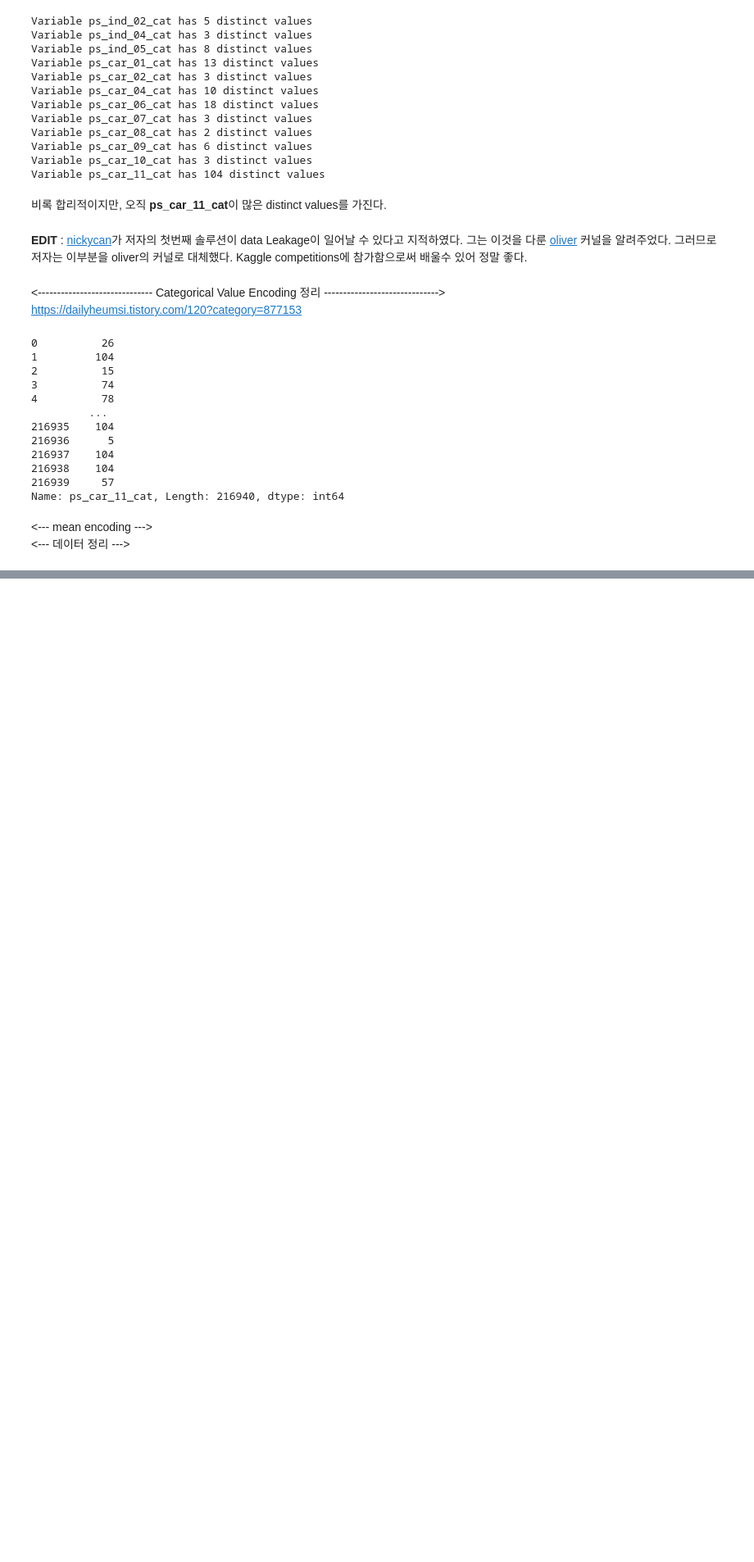
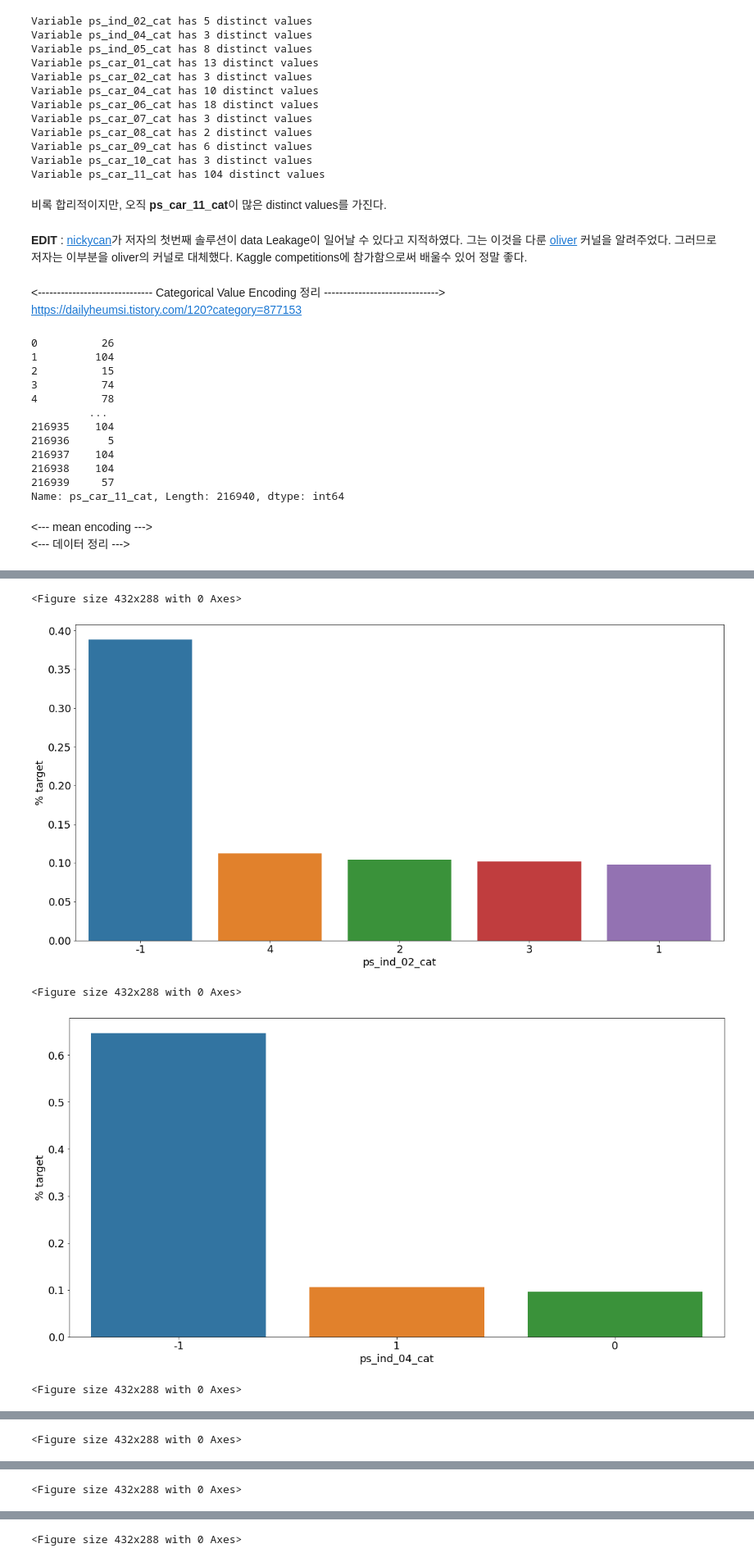
Before and after one commit to jsm9720/kaggle-study, a Jupyter notebook: Porto-Seguro-Safe-Driver-Prediction/Data_Preparation_and_Exploration.ipynb, the cells around one changed output, grey strips where cells are left out. Shown: that part at 82% size. Saved outputs shown, nothing was run; the diff lists cells and outputs as text; code cells hidden in the pictures; blank space fills up the shorter version.

```diff
--- a/Porto-Seguro-Safe-Driver-Prediction/Data_Preparation_and_Exploration.ipynb
+++ b/Porto-Seguro-Safe-Driver-Prediction/Data_Preparation_and_Exploration.ipynb
@@ -516,11 +516,11 @@ train_encoded, test_encoded = target_encode(train["ps_car_11_cat"],
                              smoothing=10,
                              noise_level=0.01)
 
-# train['ps_car_11_cat_te'] = train_encoded
-# train.drop('ps_car_11_cat', axis=1, inplace=True)
-# meta.loc['ps_car_11_cat','keep'] = False  # Updating the meta
-# test['ps_car_11_cat_te'] = test_encoded
-# test.drop('ps_car_11_cat', axis=1, inplace=True)
+train['ps_car_11_cat_te'] = train_encoded
+train.drop('ps_car_11_cat', axis=1, inplace=True)
+meta.loc['ps_car_11_cat','keep'] = False  # Updating the meta
+test['ps_car_11_cat_te'] = test_encoded
+test.drop('ps_car_11_cat', axis=1, inplace=True)
 # %% [output]
 0          26
 1         104
@@ -539,0 +545,22 @@ Name: ps_car_11_cat, Length: 216940, dtype: int64
+# %%
+v = meta[(meta.level == 'nominal') & (meta.keep)].index
+
+for f in v:
+    plt.figure()
+    fig, ax = plt.subplots(figsize=(20,10))
+    # Calculate the percentage of target=1 per category value
+    cat_perc = train[[f,'target']].groupby([f],as_index=False).mean()
+    cat_perc.sort_values(by='target', ascending=False, inplace=True)
+    # Bar plot
+    # Order the bars descending on target mean
+    sns.barplot(ax=ax, x=f, y='target', data=cat_perc, order=cat_perc[f])
+    plt.ylabel('% target', fontsize=18)
+    plt.xlabel(f, fontsize=18)
+    plt.tick_params(axis='both', which='major', labelsize=18)
+    plt.show();
+# %% [output]
+<Figure size 432x288 with 0 Axes>
+[figure, added]
+<Figure size 432x288 with 0 Axes>
+[figure, added]
+<Figure size 432x288 with 0 Axes>
@@ -539,0 +568 @@ Name: ps_car_11_cat, Length: 216940, dtype: int64
+<Figure size 432x288 with 0 Axes>
@@ -539,0 +570 @@ Name: ps_car_11_cat, Length: 216940, dtype: int64
+<Figure size 432x288 with 0 Axes>
@@ -539,0 +572 @@ Name: ps_car_11_cat, Length: 216940, dtype: int64
+<Figure size 432x288 with 0 Axes>
```
Also changed, not shown: parts of 24 cells of this notebook.
